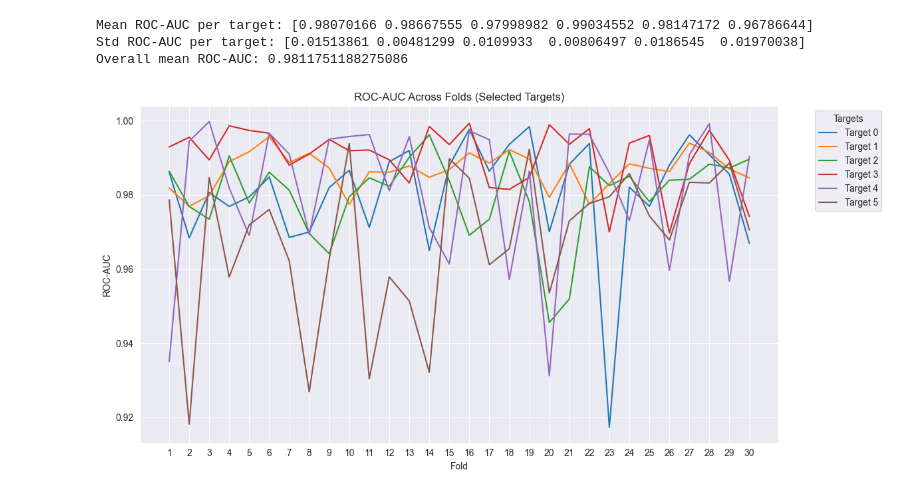
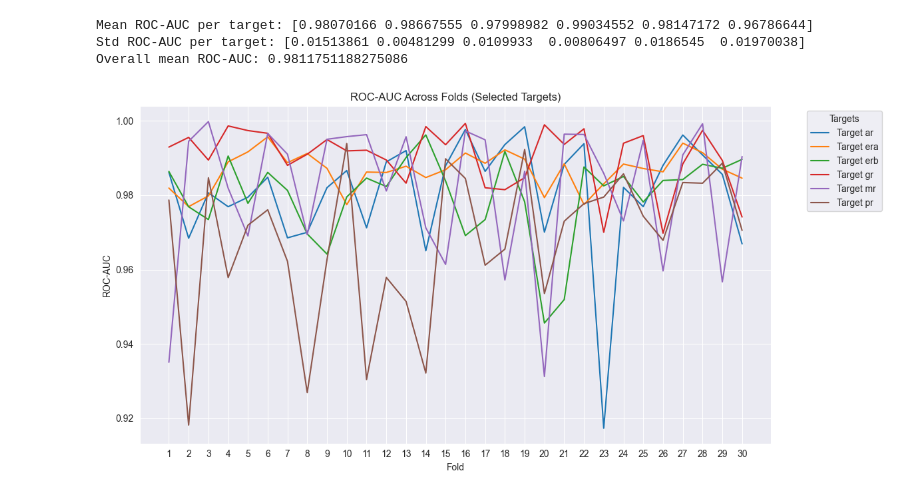
Before and after one commit to lopataa/qspr-qsar-explainability, a Jupyter notebook: qsar/random-forest-cross-validation.ipynb, the cells around one changed output. Saved outputs shown, nothing was run; the diff lists cells and outputs as text; code cells hidden in the pictures.

Commit message:
added names of targets

```diff
--- a/qsar/random-forest-cross-validation.ipynb
+++ b/qsar/random-forest-cross-validation.ipynb
@@ -184,29 +185,29 @@ Overall mean ROC-AUC: 0.9811751188275086
 # %%
 import matplotlib.pyplot as plt
 import numpy as np
 
 num_folds = auc_per_fold.shape[0]
 
 num_targets = [0, 1, 2, 3, 4, 5]
 
 plt.figure(figsize=(12, 6))
 
 x_folds = np.arange(1, num_folds + 1)
 
 for target_idx in num_targets:
     plt.plot(
         x_folds,
         auc_per_fold[:, target_idx],
-        label=f"Target {target_idx}"
+        label=f"Target {target_names[target_idx]}"
     )
 
 plt.xlabel("Fold")
 plt.ylabel("ROC-AUC")
 plt.title("ROC-AUC Across Folds (Selected Targets)")
 plt.xticks(x_folds)  # force integer x-axis labels
 plt.legend(title="Targets", bbox_to_anchor=(1.05, 1), loc='upper left')
 plt.grid(True)
 plt.tight_layout()
 plt.show()
 # %% [output]
-[figure, old version]
+[figure, new version]
```
Also changed, not shown: parts of 1 cell of this notebook, 4 other files.
